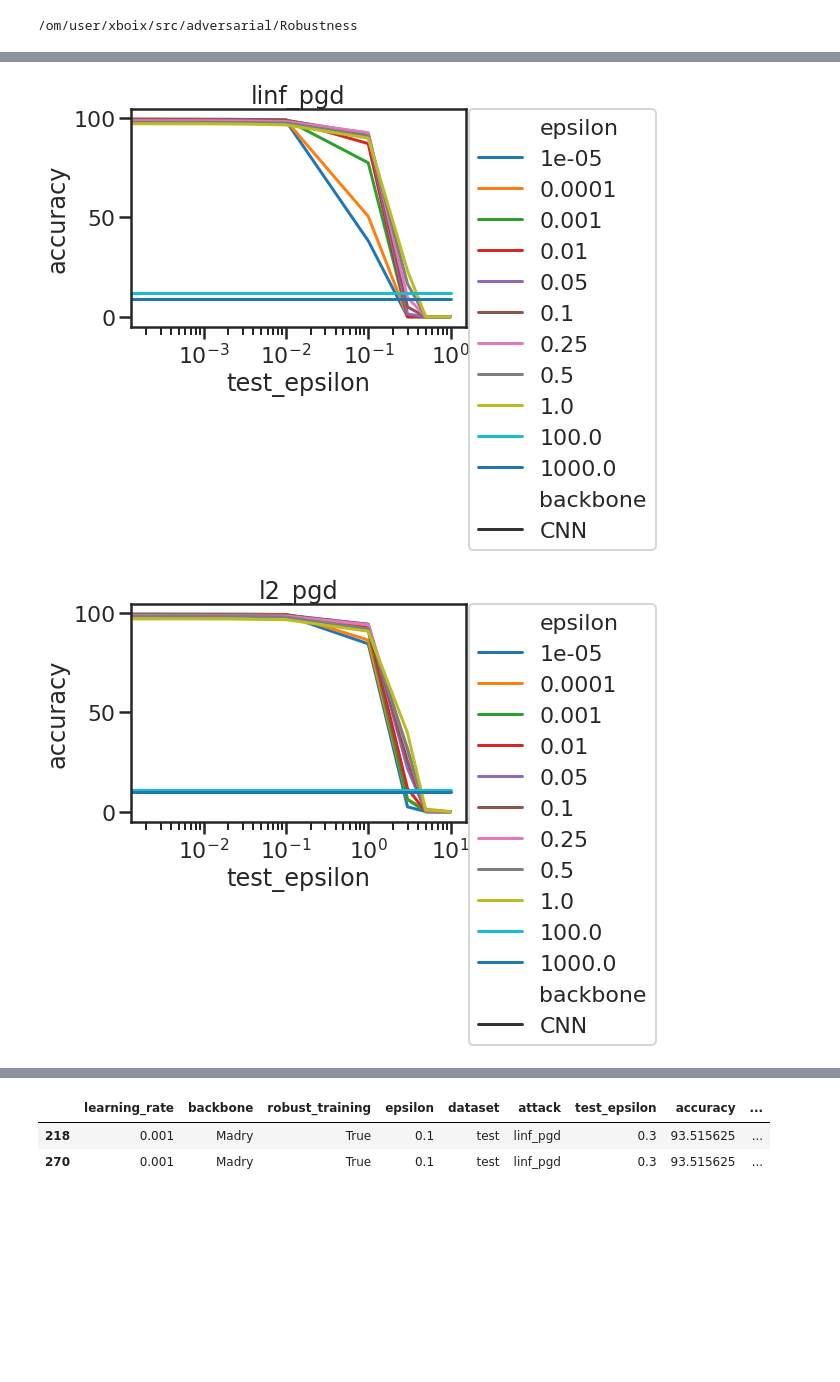
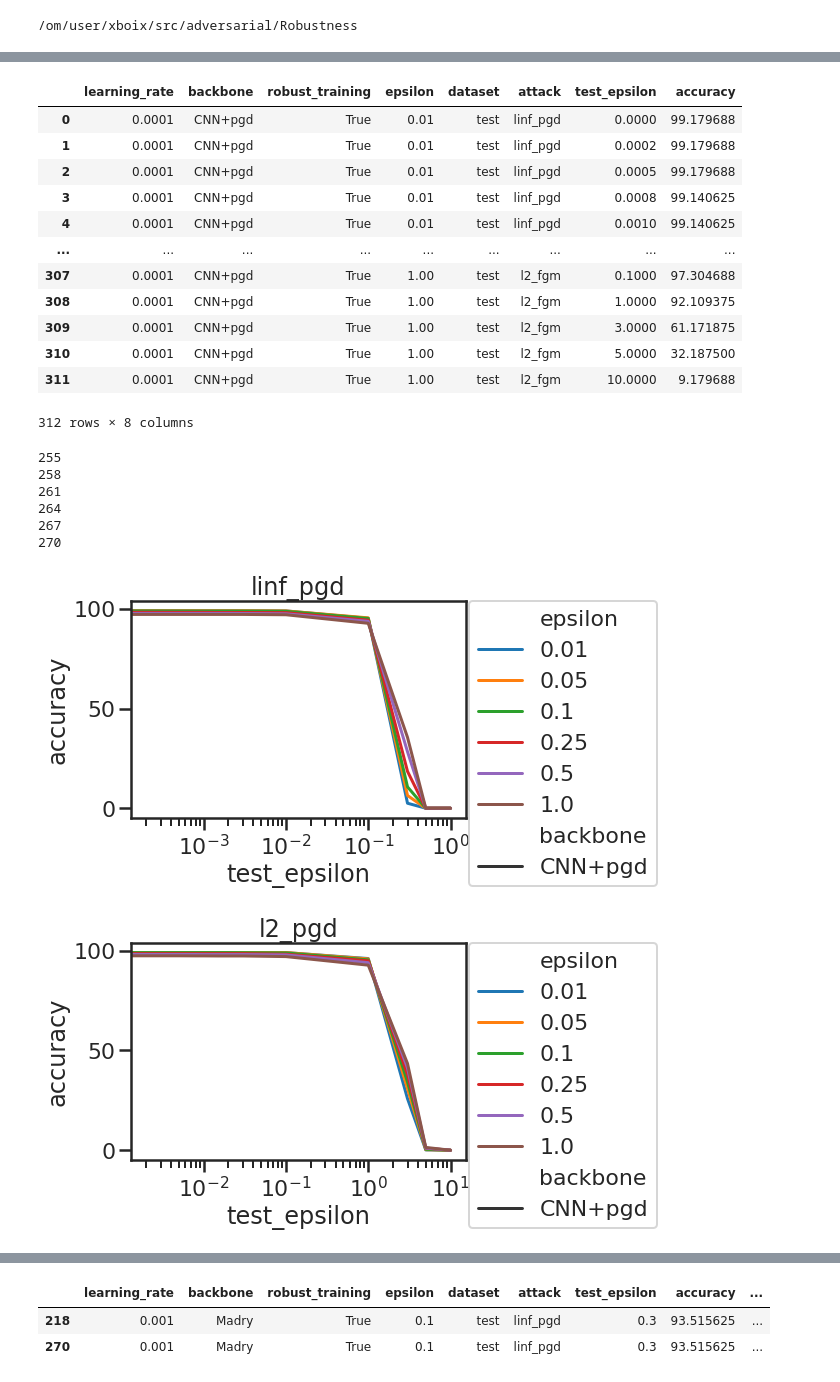
Before and after one commit to kimvc7/Robustness, a Jupyter notebook: notebooks/Pilot.ipynb, the cells around one changed output, grey strips where cells are left out. Saved outputs shown, nothing was run; the diff lists cells and outputs as text; code cells hidden in the pictures; blank space fills up the shorter version.

```diff
--- a/notebooks/Pilot.ipynb
+++ b/notebooks/Pilot.ipynb
@@ -23,14 +23,13 @@ experiment_list = run.config_experiments(results_dir, create_json=False)
 name_attacks = ["linf_pgd","l2_pgd", "linf_fgsm", "l2_fgm"]
 # %%
 # Hash table of parameters
-parameters = {"epsilon": {}, "backbone": {}, "initial_learning_rate": {}, "robust_training": {}}
-for exp in experiment_list[:80] + experiment_list[83:96]:
+parameters = {"epsilon": {}, "backbone": {}, "initial_learning_rate": {},
+              "robust_training": {}, "epsilon_pgd_training":{}}
+
+to_exclude = [283,284]
+experiment_list_tmp = [element for i, element in enumerate(experiment_list) if i not in to_exclude]
+for exp in experiment_list_tmp:
     for kk in parameters.keys():
-        if exp[kk] in parameters[kk]:
-            parameters[kk][exp[kk]].append(int(exp["model_name"]))
-        else:
-            parameters[kk][exp[kk]] = [int(exp["model_name"])]
-
         if exp[kk] in parameters[kk]:
             parameters[kk][exp[kk]].append(int(exp["model_name"]))
         else:
@@ -51,15 +52,18 @@ robust_training
 # %%
 # Display learning rate impact
-epsilon = 0.1
-backbone = 'Madry'
+epsilon = 0.05
+backbone = 'CNN+pgd'
 robust_training = True
+epsilon_pgd_training = 0.3
 
 if robust_training:
     ids = list(set(parameters["backbone"][backbone]) & set(parameters["epsilon"][epsilon]) &
-               set(parameters["robust_training"][robust_training]))
+               set(parameters["robust_training"][robust_training])
+               & set(parameters["epsilon_pgd_training"][epsilon_pgd_training]))
 else:
     ids = list(set(parameters["backbone"][backbone]) &
-            set(parameters["robust_training"][robust_training]))
+            set(parameters["robust_training"][robust_training]) &
+               set(parameters["epsilon_pgd_training"][epsilon_pgd_training]))
 
 print(ids)
 list_entries = []
@@ -99,7 +103,25 @@ for attack in name_attacks:
+# %%
+df
+# %% [output]
+|  | learning_rate | backbone | robust_training | epsilon | dataset | attack | test_epsilon | accuracy |
+| 0 | 0.0001 | CNN+pgd | True | 0.01 | test | linf_pgd | 0.0000 | 99.179688 |
+| 1 | 0.0001 | CNN+pgd | True | 0.01 | test | linf_pgd | 0.0002 | 99.179688 |
+| 2 | 0.0001 | CNN+pgd | True | 0.01 | test | linf_pgd | 0.0005 | 99.179688 |
+| 3 | 0.0001 | CNN+pgd | True | 0.01 | test | linf_pgd | 0.0008 | 99.140625 |
+| 4 | 0.0001 | CNN+pgd | True | 0.01 | test | linf_pgd | 0.0010 | 99.140625 |
+| ... | ... | ... | ... | ... | ... | ... | ... | ... |
+| 307 | 0.0001 | CNN+pgd | True | 1.00 | test | l2_fgm | 0.1000 | 97.304688 |
+| 308 | 0.0001 | CNN+pgd | True | 1.00 | test | l2_fgm | 1.0000 | 92.109375 |
+| 309 | 0.0001 | CNN+pgd | True | 1.00 | test | l2_fgm | 3.0000 | 61.171875 |
+| 310 | 0.0001 | CNN+pgd | True | 1.00 | test | l2_fgm | 5.0000 | 32.187500 |
+| 311 | 0.0001 | CNN+pgd | True | 1.00 | test | l2_fgm | 10.0000 | 9.179688 |
+312 rows × 8 columns
 # %%
 # Display epsilon
-backbones = ['MLP', 'CNN']
+backbones = ['CNN+pgd']
 robust_training = True
+epsilon_pgd_training = 0.1
+
 list_entries = []
 for backbone in backbones:
     for epsilon in list(parameters["epsilon"].keys()):
@@ -107,10 +129,15 @@ for backbone in backbones:
 
         if robust_training:
             ids = list(set(parameters["backbone"][backbone]) & set(parameters["epsilon"][epsilon]) &
-                       set(parameters["robust_training"][robust_training]))
+                       set(parameters["robust_training"][robust_training])
+                      & set(parameters["epsilon_pgd_training"][epsilon_pgd_training]))
         else:
             ids = list(set(parameters["backbone"][backbone]) &
-                    set(parameters["robust_training"][robust_training]))
+                    set(parameters["robust_training"][robust_training])
+                      & set(parameters["epsilon_pgd_training"][epsilon_pgd_training]))
+
+        if len(ids)==0:
+            continue
 
         # Cross-validation among learning rates:
         best_acc = 0.0
@@ -132,33 +159,40 @@ for backbone in backbones:
                 best_id = id
                 best_acc = acc
 
+        print(best_id)
         entry = {"learning_rate": experiment_list[best_id]['initial_learning_rate'],
                 "backbone": experiment_list[best_id]['backbone'],
                 "robust_training": experiment_list[best_id]['robust_training'],
                 "epsilon": experiment_list[best_id]['epsilon']}
 
         dataset = "test"
         for attack in name_attacks:
             entry["dataset"] = dataset
             entry["attack"] = attack
             with open(results_dir + experiment_list[best_id]['model_name'] + '/results/acc_' + dataset + '_' +
                 attack + '.pkl', 'rb') as f:
                 tmp = pickle.load(f)
 
             for test_epsilon in tmp.keys():
                 entry["test_epsilon"] = test_epsilon
                 entry["accuracy"] =  100*tmp[test_epsilon]
                 list_entries.append(entry.copy())
 
 df = pd.DataFrame.from_dict(list_entries)
 
 for attack in name_attacks:
     plt.figure()
     sns.lineplot(x="test_epsilon", y="accuracy",
                  hue="epsilon",  style='backbone', palette="tab10",
-                 data=df[df.backbone=='CNN'][df.attack==attack]).set_title(attack)
+                 data=df[df.attack==attack]).set_title(attack)
     plt.xscale('log')
     plt.legend(bbox_to_anchor=(1.01, 1),borderaxespad=0)
 # %% [output]
+255
+258
+261
+264
+267
+270
-[figure, old version]
+[figure, new version]
-[figure, old version]
+[figure, new version]
```
Also changed, not shown: parts of 7 cells of this notebook, 2 other files.
